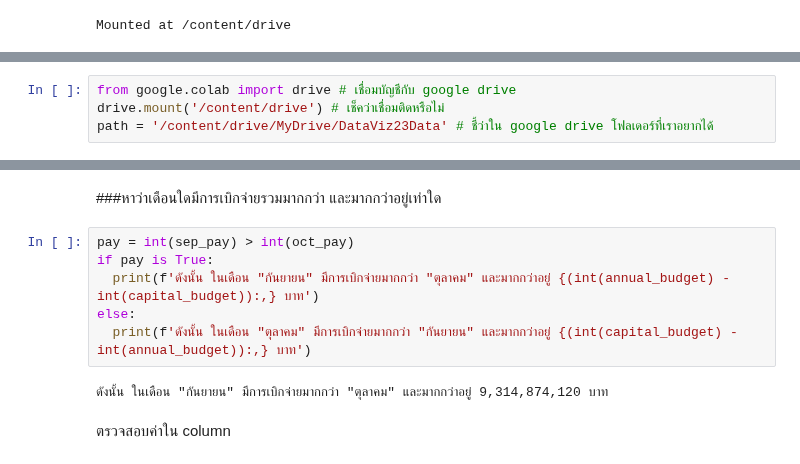
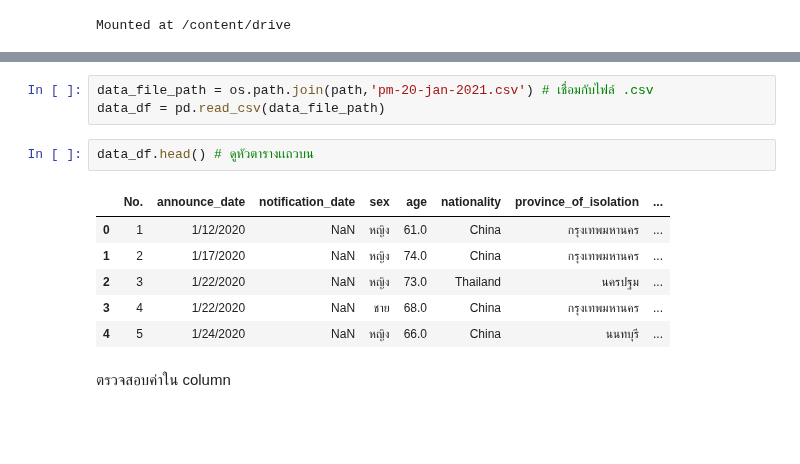
Before and after one commit to Jindapornphopomee/Python_tadaviz2023, a Jupyter notebook: Pandas102.ipynb, the cells around one changed output, grey strips where cells are left out. Saved outputs shown, nothing was run; the diff lists cells and outputs as text; blank space fills up the shorter version.

```diff
--- a/Pandas102.ipynb
+++ b/Pandas102.ipynb
@@ -71,4 +11,0 @@ import os
-# %%
-from google.colab import drive # เชื่อมบัญชีกับ google drive
-drive.mount('/content/drive') # เช็คว่าเชื่อมติดหรือไม่
-path = '/content/drive/MyDrive/DataViz23Data' # ชี้ว่าใน google drive โฟลเดอร์ที่เราอยากได้
@@ -265,13 +12,15 @@ print(' ')
-# %% [markdown]
-###หาว่าเดือนใดมีการเบิกจ่ายรวมมากกว่า และมากกว่าอยู่เท่าใด
-# %%
-pay = int(sep_pay) > int(oct_pay)
-if pay is True:
-  print(f'ดังนั้น ในเดือน "กันยายน" มีการเบิกจ่ายมากกว่า "ตุลาคม" และมากกว่าอยู่ {(int(annual_budget) - int(capital_budget)):,} บาท')
-else:
-  print(f'ดังนั้น ในเดือน "ตุลาคม" มีการเบิกจ่ายมากกว่า "กันยายน" และมากกว่าอยู่ {(int(capital_budget) - int(annual_budget)):,} บาท')
-# %% [output]
-ดังนั้น ในเดือน "กันยายน" มีการเบิกจ่ายมากกว่า "ตุลาคม" และมากกว่าอยู่ 9,314,874,120 บาท
+# %%
+data_file_path = os.path.join(path,'pm-20-jan-2021.csv') # เชื่อมกับไฟล์ .csv
+data_df = pd.read_csv(data_file_path)
+# %%
+data_df.head() # ดูหัวตารางเเถวบน
+# %% [output]
+|  | No. | announce_date | notification_date | sex | age | nationality | province_of_isolation | ... |
+| 0 | 1 | 1/12/2020 | NaN | หญิง | 61.0 | China | กรุงเทพมหานคร | ... |
+| 1 | 2 | 1/17/2020 | NaN | หญิง | 74.0 | China | กรุงเทพมหานคร | ... |
+| 2 | 3 | 1/22/2020 | NaN | หญิง | 73.0 | Thailand | นครปฐม | ... |
+| 3 | 4 | 1/22/2020 | NaN | ชาย | 68.0 | China | กรุงเทพมหานคร | ... |
+| 4 | 5 | 1/24/2020 | NaN | หญิง | 66.0 | China | นนทบุรี | ... |
 # %% [markdown]
 ตรวจสอบค่าใน column
 # %%
```
Also changed, not shown: parts of 50 cells of this notebook.
